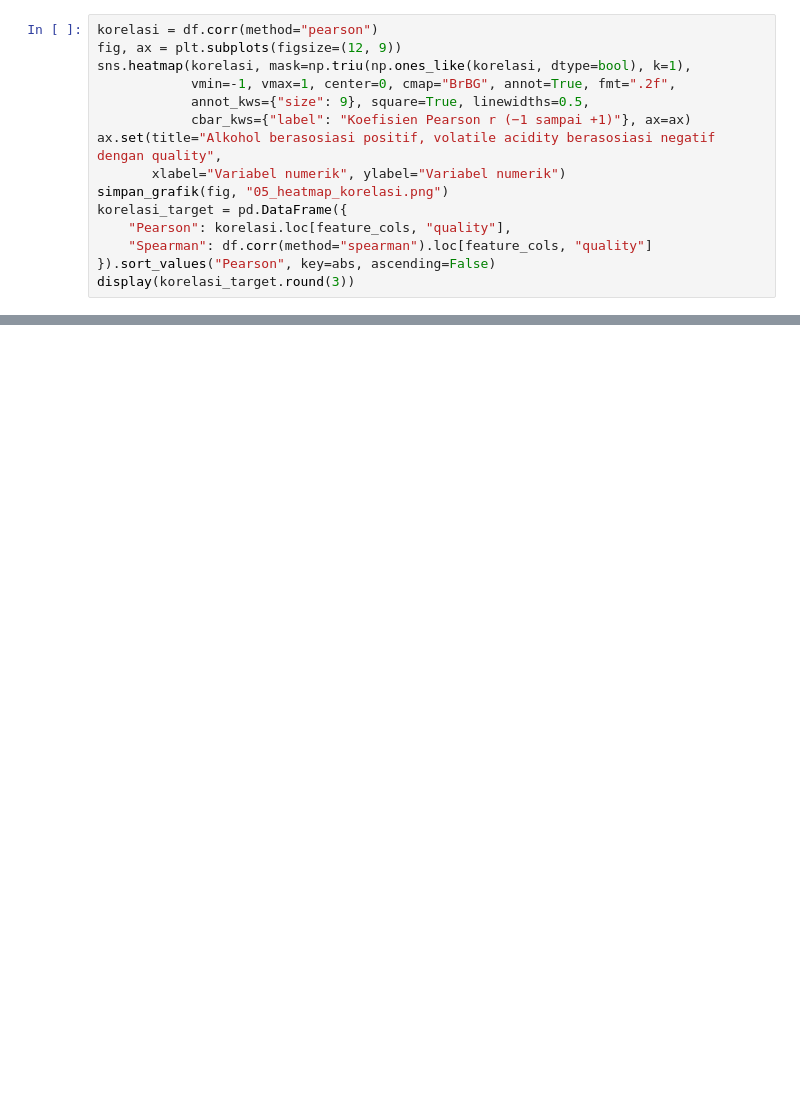
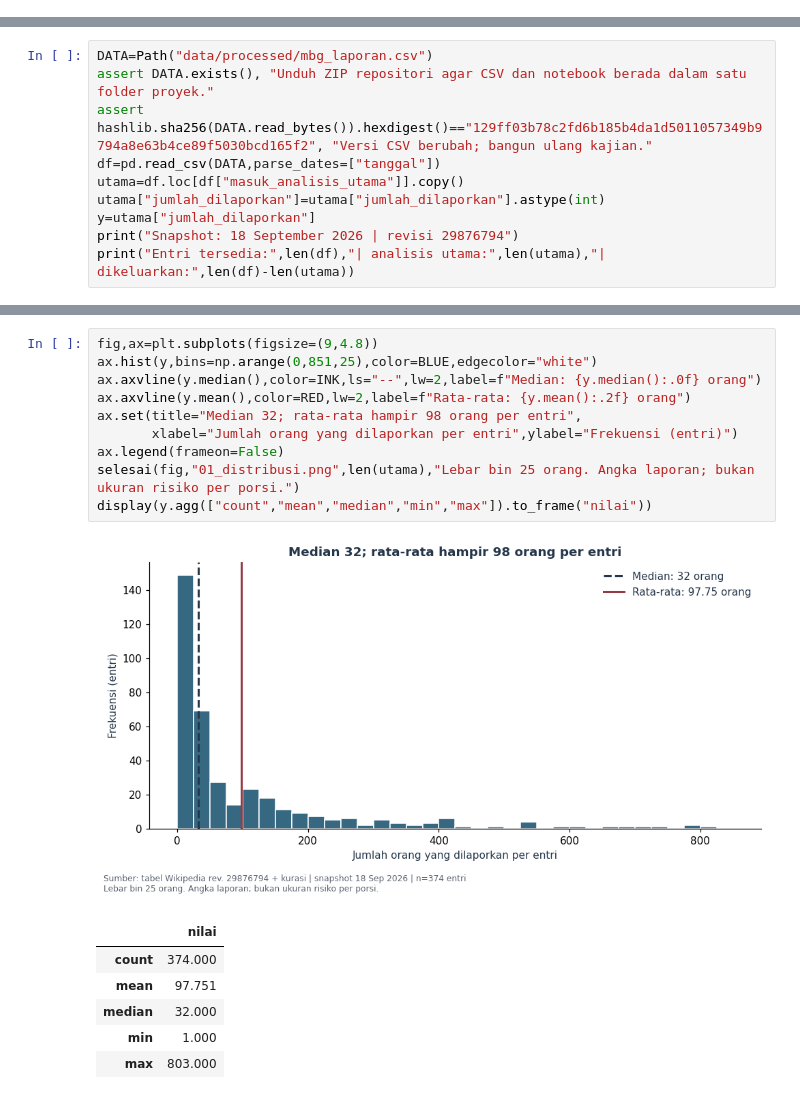
Before and after one commit to feboyfierlyan/mbg-safety-eda, a Jupyter notebook: 3224600051_Muhammad_Fierlyan_Irwandi_EDA.ipynb, the cells around one changed output, grey strips where cells are left out. Saved outputs shown, nothing was run; the diff lists cells and outputs as text; blank space fills up the shorter version.

```diff
--- a/3224600051_Muhammad_Fierlyan_Irwandi_EDA.ipynb
+++ b/3224600051_Muhammad_Fierlyan_Irwandi_EDA.ipynb
@@ -351,15 +0,0 @@ Pearson merangkum hubungan linear. Karena `quality` adalah ordinal, korelasi Spe
-# %%
-korelasi = df.corr(method="pearson")
-fig, ax = plt.subplots(figsize=(12, 9))
-sns.heatmap(korelasi, mask=np.triu(np.ones_like(korelasi, dtype=bool), k=1),
-            vmin=-1, vmax=1, center=0, cmap="BrBG", annot=True, fmt=".2f",
-            annot_kws={"size": 9}, square=True, linewidths=0.5,
-            cbar_kws={"label": "Koefisien Pearson r (−1 sampai +1)"}, ax=ax)
-ax.set(title="Alkohol berasosiasi positif, volatile acidity berasosiasi negatif dengan quality",
-       xlabel="Variabel numerik", ylabel="Variabel numerik")
-simpan_grafik(fig, "05_heatmap_korelasi.png")
-korelasi_target = pd.DataFrame({
-    "Pearson": korelasi.loc[feature_cols, "quality"],
-    "Spearman": df.corr(method="spearman").loc[feature_cols, "quality"]
-}).sort_values("Pearson", key=abs, ascending=False)
-display(korelasi_target.round(3))
@@ -530,0 +79,10 @@ Selesai: semua analisis, grafik, dan ringkasan berhasil dibuat.
+# %%
+DATA=Path("data/processed/mbg_laporan.csv")
+assert DATA.exists(), "Unduh ZIP repositori agar CSV dan notebook berada dalam satu folder proyek."
+assert hashlib.sha256(DATA.read_bytes()).hexdigest()=="129ff03b78c2fd6b185b4da1d5011057349b9794a8e63b4ce89f5030bcd165f2", "Versi CSV berubah; bangun ulang kajian."
+df=pd.read_csv(DATA,parse_dates=["tanggal"])
+utama=df.loc[df["masuk_analisis_utama"]].copy()
+utama["jumlah_dilaporkan"]=utama["jumlah_dilaporkan"].astype(int)
+y=utama["jumlah_dilaporkan"]
+print("Snapshot: 18 September 2026 | revisi 29876794")
+print("Entri tersedia:",len(df),"| analisis utama:",len(utama),"| dikeluarkan:",len(df)-len(utama))
@@ -530,0 +198,18 @@ Selesai: semua analisis, grafik, dan ringkasan berhasil dibuat.
+# %%
+fig,ax=plt.subplots(figsize=(9,4.8))
+ax.hist(y,bins=np.arange(0,851,25),color=BLUE,edgecolor="white")
+ax.axvline(y.median(),color=INK,ls="--",lw=2,label=f"Median: {y.median():.0f} orang")
+ax.axvline(y.mean(),color=RED,lw=2,label=f"Rata-rata: {y.mean():.2f} orang")
+ax.set(title="Median 32; rata-rata hampir 98 orang per entri",
+       xlabel="Jumlah orang yang dilaporkan per entri",ylabel="Frekuensi (entri)")
+ax.legend(frameon=False)
+selesai(fig,"01_distribusi.png",len(utama),"Lebar bin 25 orang. Angka laporan; bukan ukuran risiko per porsi.")
+display(y.agg(["count","mean","median","min","max"]).to_frame("nilai"))
+# %% [output]
+[figure, added]
+|  | nilai |
+| count | 374.000 |
+| mean | 97.751 |
+| median | 32.000 |
+| min | 1.000 |
+| max | 803.000 |
```
Also changed, not shown: parts of 69 cells of this notebook, 41 other files.
